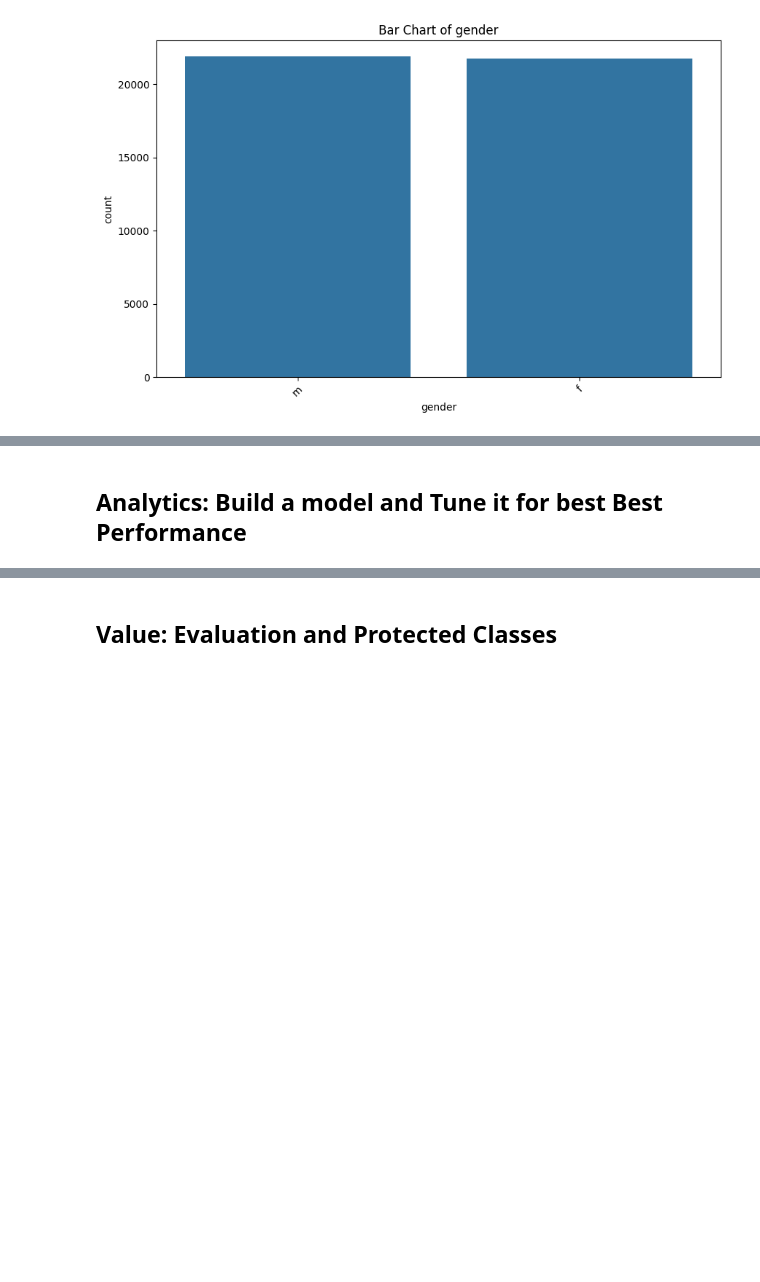
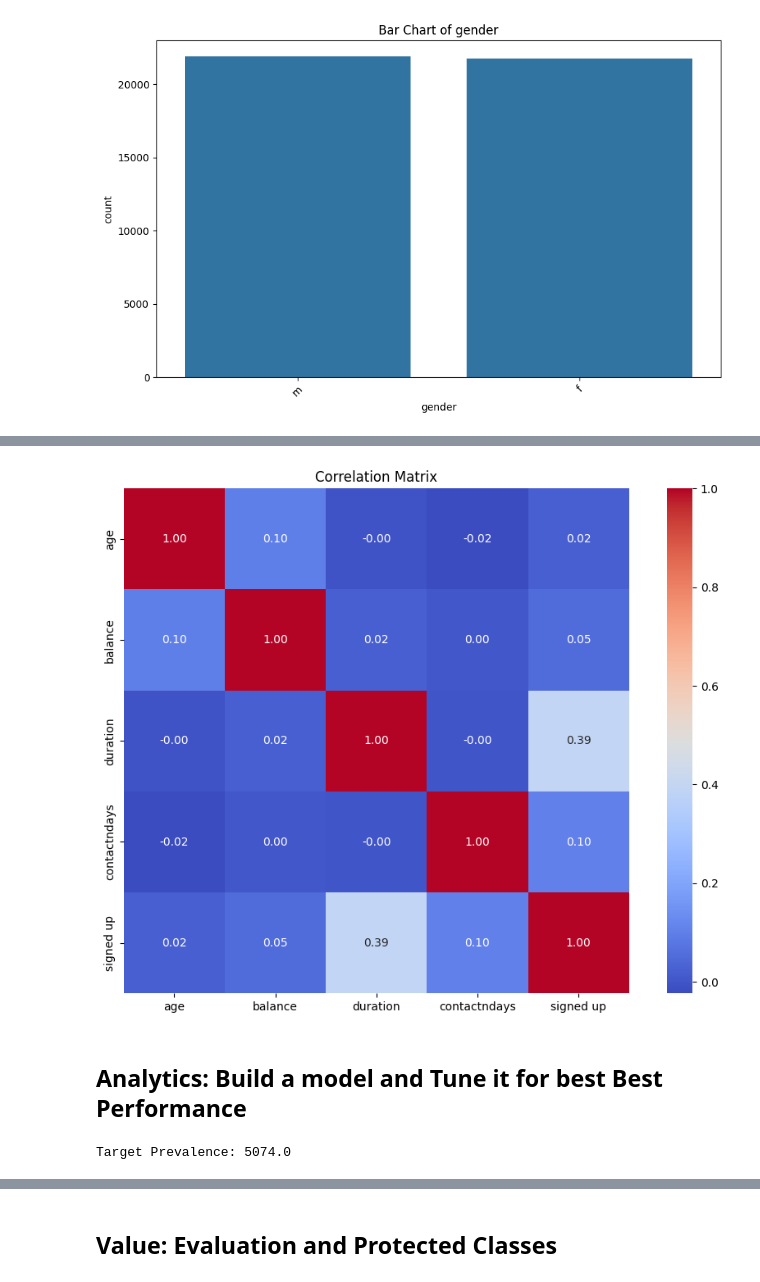
Before and after one commit to anuwday/ds1001_final, a Jupyter notebook: ds1001_final/notebooks/Final_Project_Notebook.ipynb, the cells around one changed output, grey strips where cells are left out. Drawn from its saved outputs; the diff is of its cells as text; code cells hidden in the pictures; blank space fills up the shorter version.

```diff
--- a/ds1001_final/notebooks/Final_Project_Notebook.ipynb
+++ b/ds1001_final/notebooks/Final_Project_Notebook.ipynb
@@ -186,17 +254,21 @@ plt.show()
 # %%
 #Correlation matrix, make sure to only include numeric variables
-num_values = "xx".select_dtypes(include=['number'])
+num_values = BankFinal.select_dtypes(include=['number'])
 correlation_matrix = num_values.corr()
 plt.figure(figsize=(12, 8))
 sns.heatmap(correlation_matrix, annot=True, fmt='.2f', cmap='coolwarm', square=True)
 plt.title('Correlation Matrix')
 plt.show()
+# %% [output]
+[figure, added]
 # %% [markdown]
 ## Analytics: Build a model and Tune it for best Best Performance
 # %%
 # What is the ‘target’ of a model and what is the prevalence of the target in your dataset? Remember prevalence
 # is the proportion of records that take on the value of interest for the target variable, usually the positive class.
-target_prevalence = "xx"['TargetVariable'].sum()  # Replace 'TargetVariable' with your target column name
+target_prevalence = BankFinal['signed up'].sum()  # Replace 'TargetVariable' with your target column name
 print(f'Target Prevalence: {target_prevalence}')
+# %% [output]
+Target Prevalence: 5074.0
 # %%
 # Divide the dataset into features and target
```
Also changed, not shown: parts of 25 cells of this notebook.
